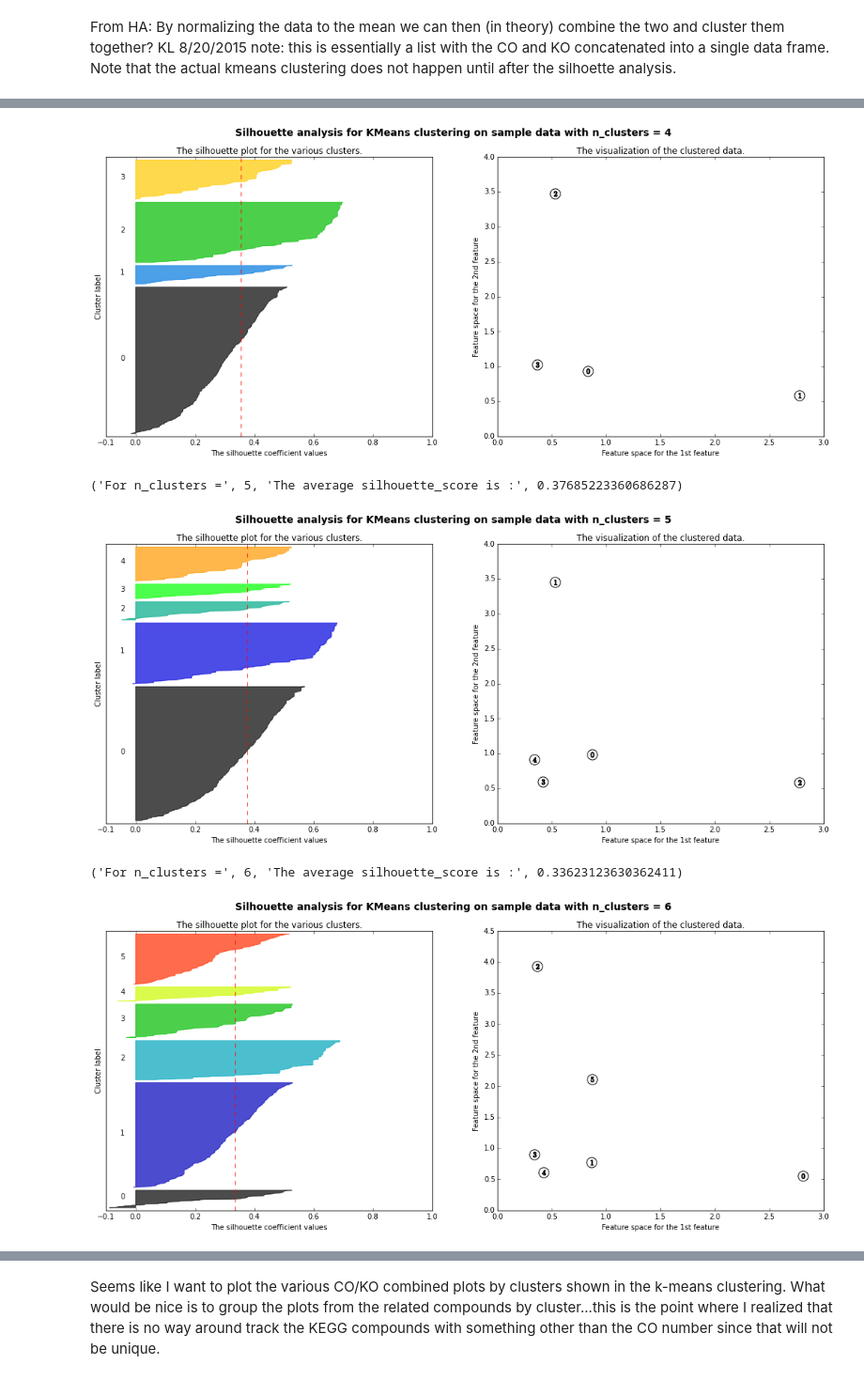
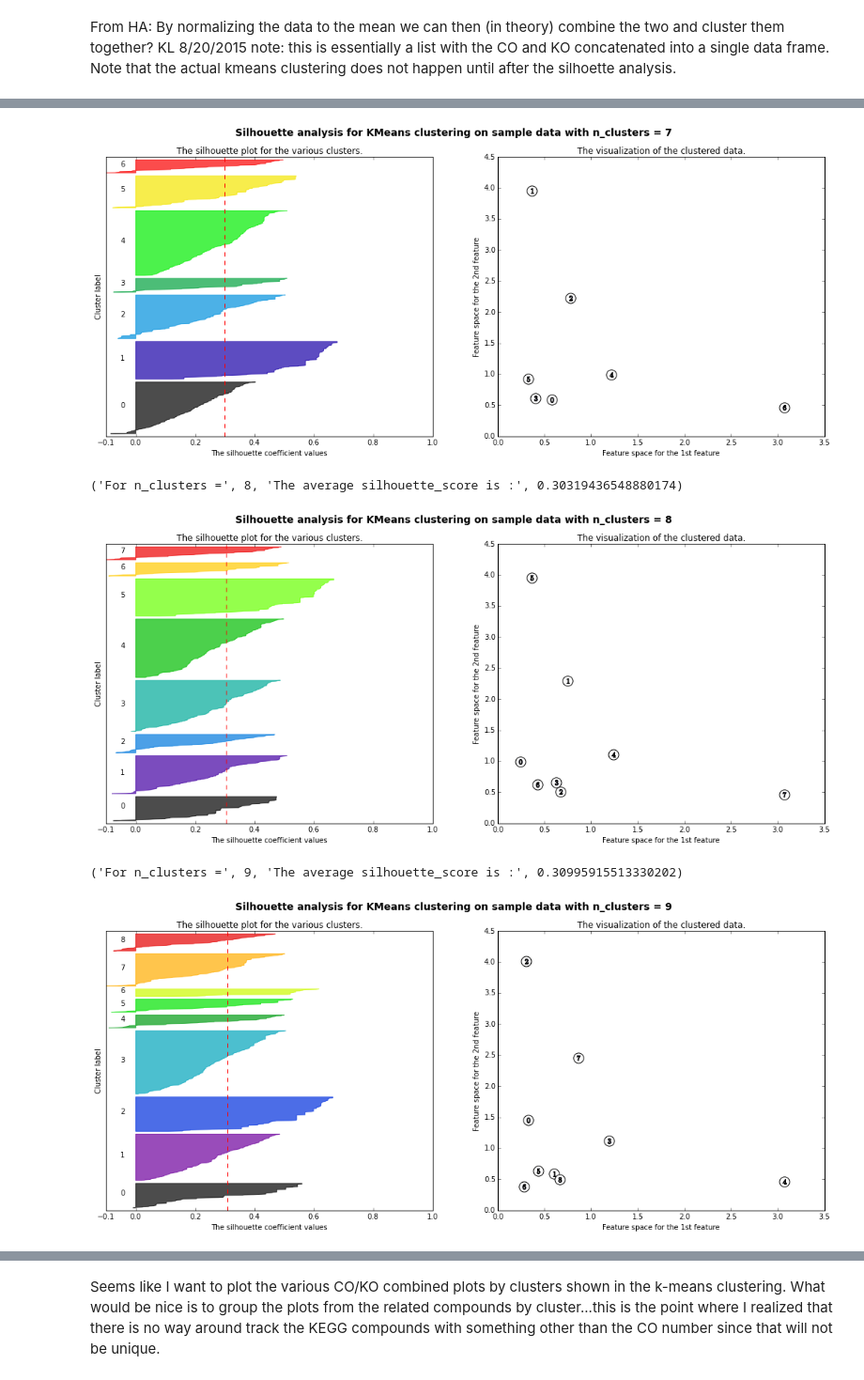
Before and after one commit to KujawinskiLaboratory/NB_Distribution, a Jupyter notebook: Linking CO and KOs.KL3.ipynb, the cells around one changed output, grey strips where cells are left out. Shown at 94% size. Cells and saved outputs as stored; diff of their text form; code cells hidden in the pictures.

```diff
--- a/Linking CO and KOs.KL3.ipynb
+++ b/Linking CO and KOs.KL3.ipynb
@@ -280,0 +277,6 @@ newCO.loc[:,('S1','S2','S3','S4','S5')] = df2.loc[:,('S1','S2','S3','S4','S5')]
+# %%
+#just insert the normalized data back into newCO...I can't quite figure this out, each time I run this
+#from the beginning, I keep getting error that complains that I should use .loc indexing...which I
+#am using.
+newCO_forNormToMean.loc[:,dayList] = df2.loc[:,dayList]
+#since the error only appears the first time I run the code, makes it annoying to trouble shoot.
@@ -289,5 +297,5 @@ newCO.head(5)
 | RI4 | C00079 | 1.071312 | 1.595462 | 0.975371 | 0.953067 | 0.404787 | True |
 | RI5 | C00079 | 0.709497 | 1.020376 | 0.402216 | 0.912087 | 1.955824 | True |
 # %%
-#can delete 'new' column as that will always be true
-newCO = newCO.drop('new',1)
+#can delete 'inList' column as that will always be true
+newCO_forNormToMean = newCO_forNormToMean.drop('inList',1)
@@ -296,3 +302,6 @@ CO_limited_Norm2Mean=newCO.dropna()
+# %%
+#ending up back at Harriet's original name for this
+CO_limited_Norm2Mean=newCO_forNormToMean.dropna()
 # %%
 from sklearn.metrics import silhouette_samples, silhouette_score
 
@@ -300,6 +309,7 @@ import matplotlib.pyplot as plt
 import matplotlib.cm as cm
 import numpy as np
 
+#this next line prints up some sort of pre-canned details about the program.
 print(__doc__)
 
 def kmeanCluster(data,nc):
@@ -309,7 +319,7 @@ def kmeanCluster(data,nc):
     newData['kmeans']=kmeans.labels_
     return newData
 def silhoetteAnalysis(X, range_n_clusters):
-
+    ssa = [] #can I put the silhoette average here?
     # Generating the sample data from make_blobs
     # This particular setting has one distict cluster and 3 clusters placed close
     # together.
@@ -330,7 +340,6 @@ def silhoetteAnalysis(X, range_n_clusters):
         # seed of 10 for reproducibility.
         clusterer = KMeans(n_clusters=n_clusters, random_state=10)
         cluster_labels = clusterer.fit_predict(X)
-
         # The silhouette_score gives the average value for all the samples.
         # This gives a perspective into the density and separation of the formed
         # clusters
@@ -342,6 +351,7 @@ def silhoetteAnalysis(X, range_n_clusters):
         sample_silhouette_values = silhouette_samples(X, cluster_labels)
 
         y_lower = 10
+
         for i in range(n_clusters):
             # Aggregate the silhouette scores for samples belonging to
             # cluster i, and sort them
@@ -394,7 +404,6 @@ def silhoetteAnalysis(X, range_n_clusters):
         plt.suptitle(("Silhouette analysis for KMeans clustering on sample data "
                       "with n_clusters = %d" % n_clusters),
                      fontsize=14, fontweight='bold')
-
         plt.show()
 
 def PlotKmeans(KmeansPD, kSize=10, figSizeX=1, figSizeY=5, color='k'):
@@ -465,5 +466,5 @@ Combined_KO_CO_MeanNorm=KO_limited_Norm2Mean.append(CO_limited_Norm2Mean.loc[:,(
 # Combined_KO_CO_MeanNorm=Combined_KO_CO_MeanNorm-Combined_KO_CO_MeanNorm.mean()
 #Run silhoette analysis
 #silhoetteAnalysis(Combined_KO_CO_MeanNorm, np.arange(15,19,1))
-silhoetteAnalysis(Combined_KO_CO_MeanNorm, np.arange(2,21,1))
+silhoetteAnalysis(Combined_KO_CO_MeanNorm, np.arange(5,10,1))
 # %% [output]
@@ -475,5 +476,5 @@ silhoetteAnalysis(Combined_KO_CO_MeanNorm, np.arange(2,21,1))
-[figure, old version]
+[figure, new version]
-('For n_clusters =', 5, 'The average silhouette_score is :', 0.37685223360686287)
+('For n_clusters =', 8, 'The average silhouette_score is :', 0.30319436548880174)
-[figure, old version]
+[figure, new version]
-('For n_clusters =', 6, 'The average silhouette_score is :', 0.33623123630362411)
+('For n_clusters =', 9, 'The average silhouette_score is :', 0.30995915513330202)
-[figure, old version]
+[figure, new version]
```
Also changed, not shown: parts of 78 cells of this notebook, 1 other file.
